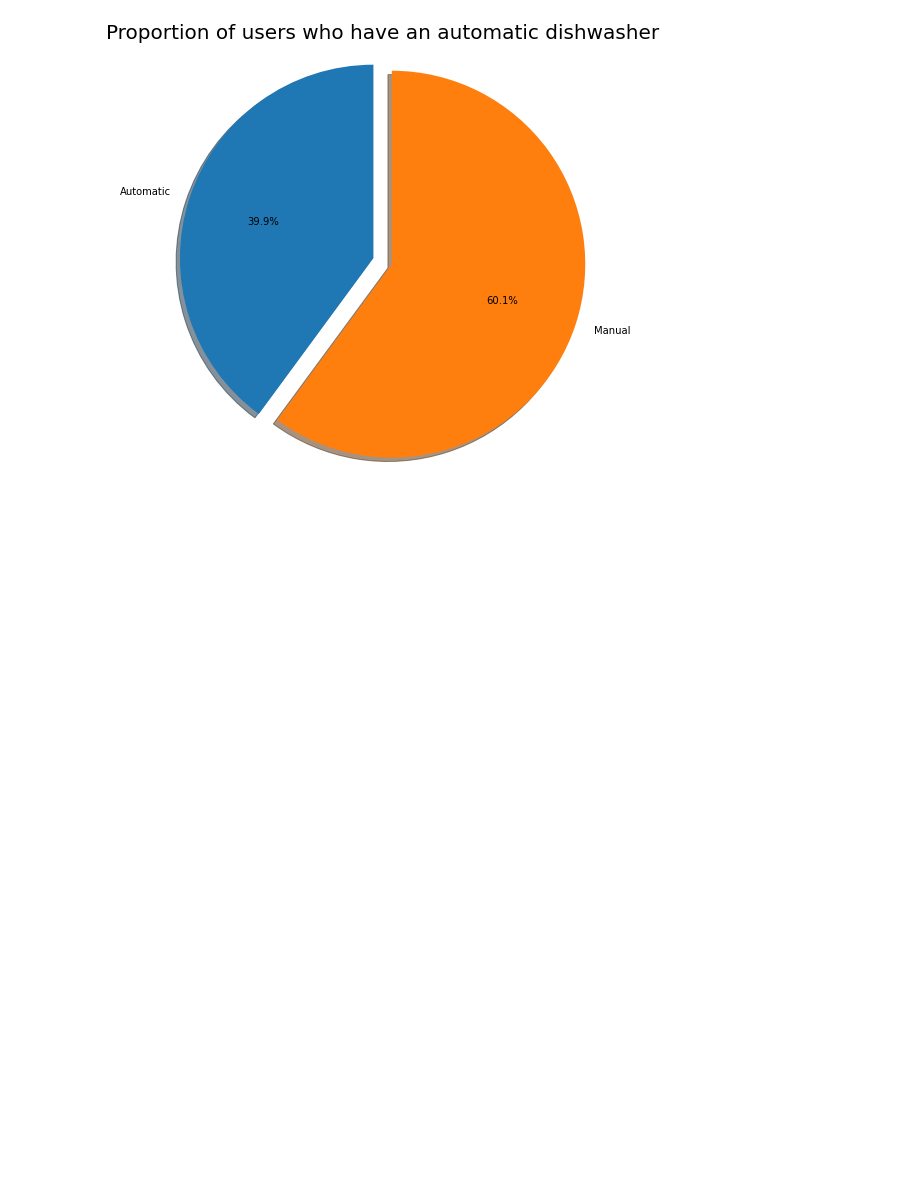
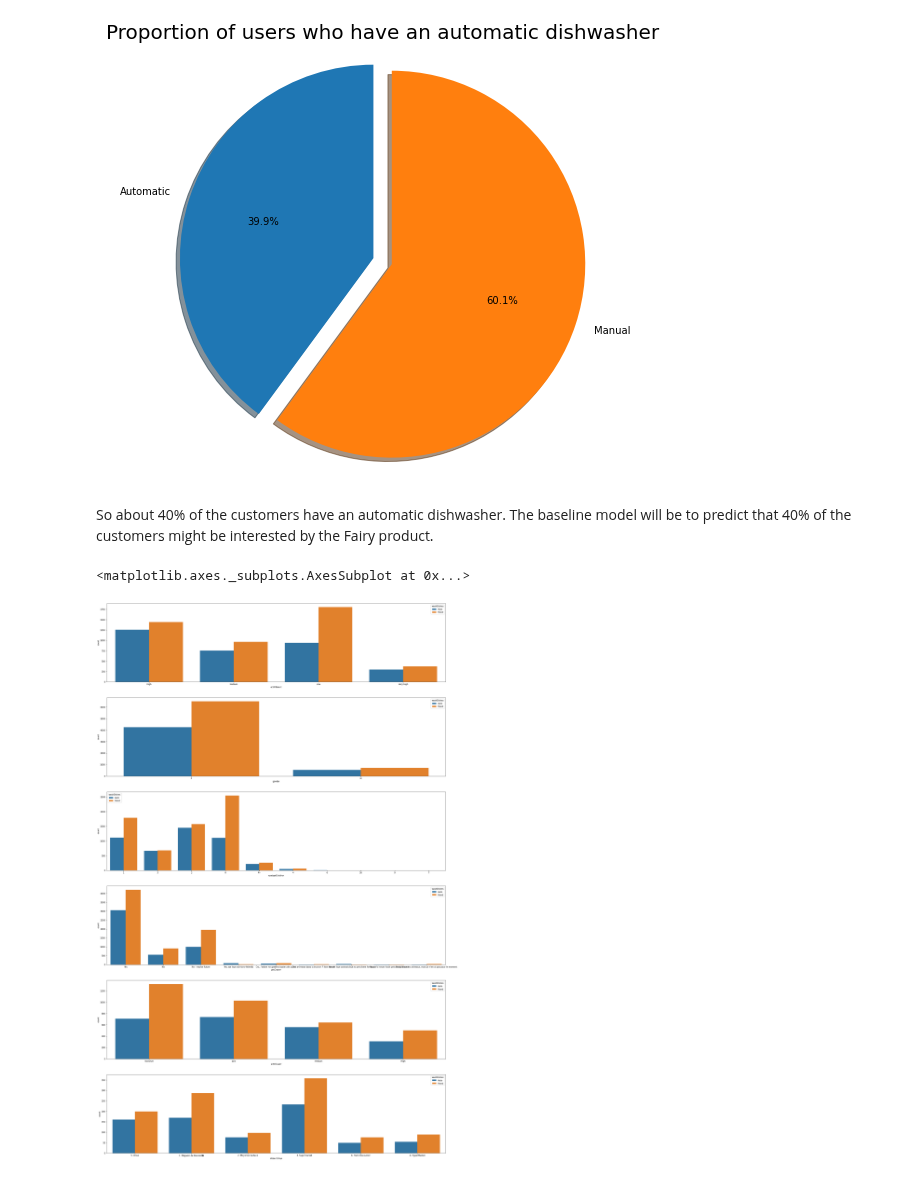
Before and after one commit to Garfield1002/ST4, a Jupyter notebook: graphiques.ipynb, the cells around one changed output. Drawn from its saved outputs; the diff is of its cells as text; code cells hidden in the pictures; blank space fills up the shorter version.

Commit message:
modif graphiques

```diff
--- a/graphiques.ipynb
+++ b/graphiques.ipynb
@@ -18,3 +45,17 @@ plt.title("Proportion of users who have an automatic dishwasher", size = 20)
 plt.show()
 # %% [output]
 [figure]
+# %% [markdown]
+So about 40% of the customers have an automatic dishwasher. The baseline model will be to predict that 40% of the customers might be interested by the Fairy product.
+# %%
+# We first review the relation of automatic dishwasher owners with categorical variables
+fig, axarr = plt.subplots(6, 1, figsize=(30, 50))
+sns.countplot(x='ecoInterest', hue = 'washDishes',data = df, ax=axarr[0])
+sns.countplot(x='gender', hue = 'washDishes',data = df, ax=axarr[1])
+sns.countplot(x='numberChildren', hue = 'washDishes',data = df, ax=axarr[2])
+sns.countplot(x='petOwner', hue = 'washDishes',data = df, ax=axarr[3])
+sns.countplot(x='scentLover', hue = 'washDishes',data = df, ax=axarr[4])
+sns.countplot(x='closestShop', hue = 'washDishes',data = df, ax=axarr[5])
+# %% [output]
+<matplotlib.axes._subplots.AxesSubplot at 0x...>
+[figure, added]
```
Also changed, not shown: parts of 6 cells of this notebook.
